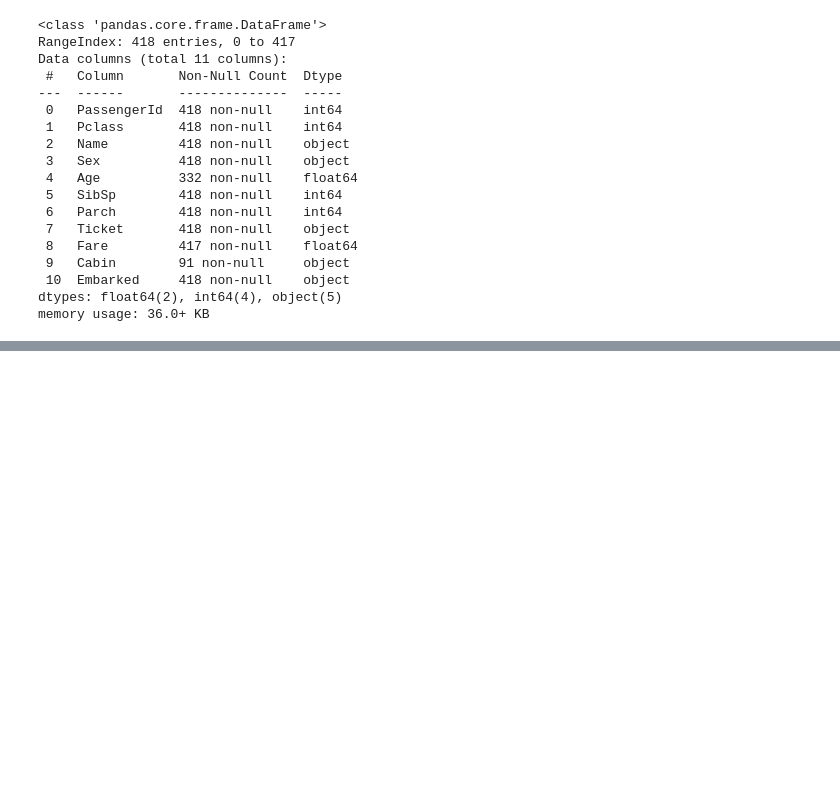
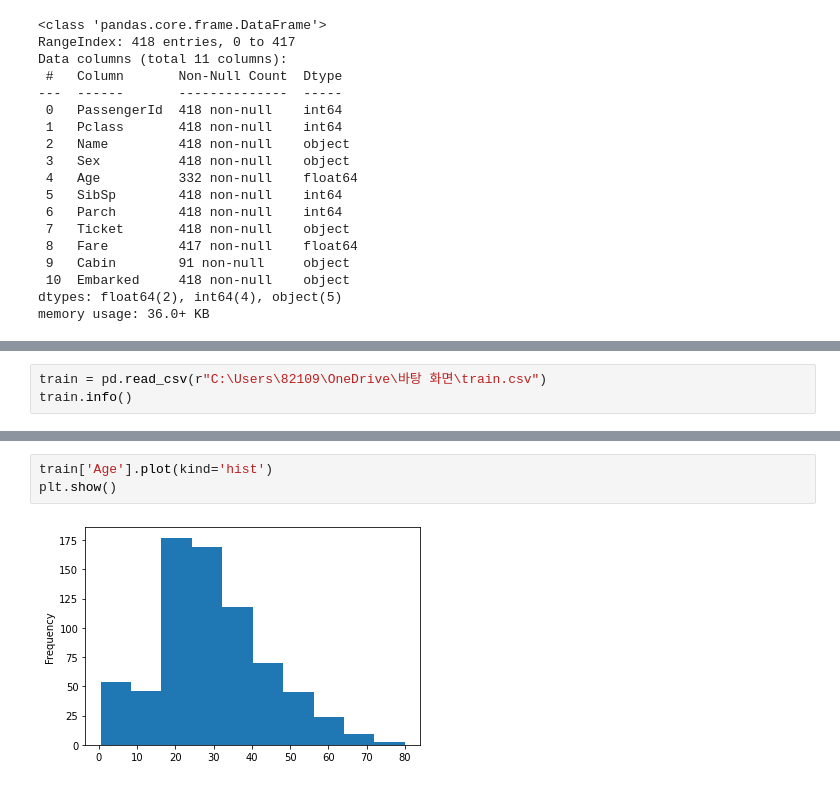
Before and after one commit to Jung-jieun/python-big-data-analysis, a Jupyter notebook: Titanic.ipynb, the cells around one changed output, grey strips where cells are left out. Drawn from its saved outputs; the diff is of its cells as text; blank space fills up the shorter version.

```diff
--- a/Titanic.ipynb
+++ b/Titanic.ipynb
@@ -69,0 +281,3 @@ memory usage: 36.0+ KB
+# %%
+train = pd.read_csv(r"C:\Users\82109\OneDrive\바탕 화면\train.csv")
+train.info()
@@ -69,0 +359,5 @@ memory usage: 36.0+ KB
+# %%
+train['Age'].plot(kind='hist')
+plt.show()
+# %% [output]
+[figure, added]
```
Also changed, not shown: parts of 87 cells of this notebook.
